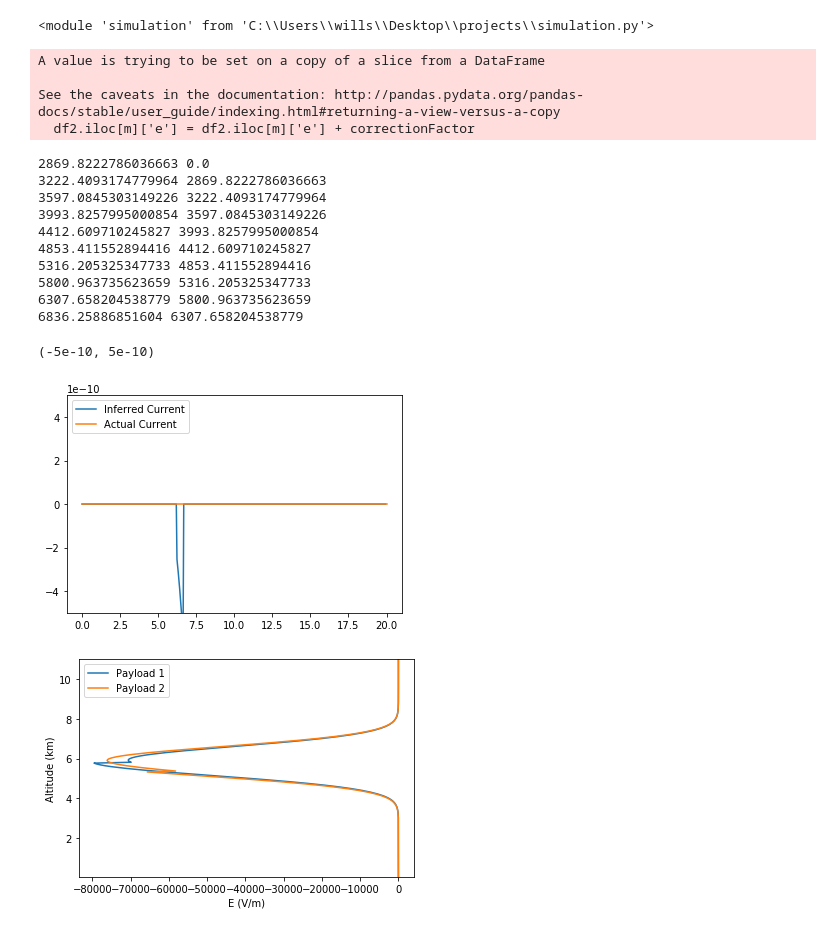
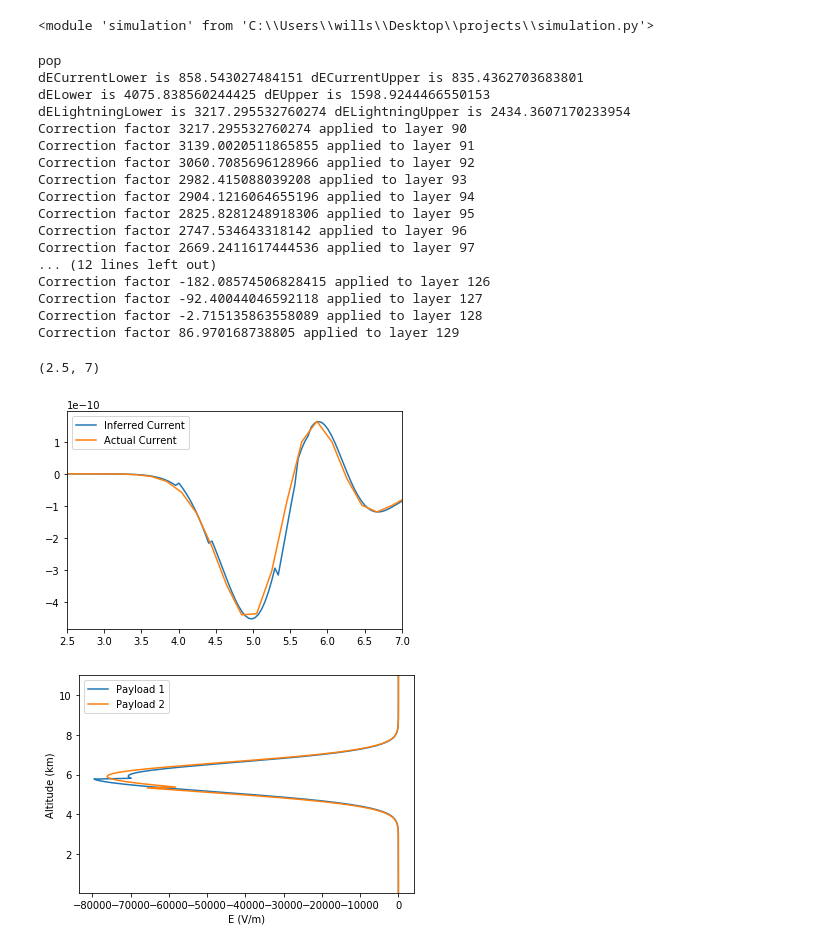
Before and after one commit to willschu4100/SURE2021, a Jupyter notebook: simulation.ipynb, the cells around one changed output. Drawn from its saved outputs; the diff is of its cells as text; code cells hidden in the pictures.

Commit message:
Updating current interpolation with multiple lightning strikes

```diff
--- a/simulation.ipynb
+++ b/simulation.ipynb
@@ -15,50 +15,57 @@ Populating the interactive namespace from numpy and matplotlib
 <module 'simulation' from 'C:\\Users\\wills\\Desktop\\projects\\simulation.py'>
 # %%
 def I(z):
-    return 0*exp(-(z-5.7)**2/.5)
+    #return 0*exp(-(z-5.7)**2/.5)
+    #return 5e-10*exp(-(z-5.7)**2/1)
+    return -1.9e-9*exp(-1.4*(z-5.6)**2) + 2e-9*exp(-2.15*(z-5.7)**2) + -.04e-9*exp(-5*(z-7.5)**2)
 asc_rate = .00444
 z0 = 0
 dz = 1
 payloads = 2
 delay = 100
 startTime = 0
 dt = 10
-LightningTimes =[1500] #[1400]
-LightningMag =[-1000] #[-50]
-LightningPos =[5.5] #[5.7]
-LightningWidth =[10] #[.5]
+LightningTimes =[1000, 1300] #[1400]
+LightningMag =[-50, -50] #[-50]
+LightningPos =[5, 5.5] #[5.7]
+LightningWidth =[10, 10] #[.5]
 a, b, c, d, e = sim.RunSimulation(asc_rate, z0, dz, payloads, delay, startTime, dt, I, LightningTimes, LightningMag, LightningPos, LightningWidth)
 #sim.MakePlots(a, b, c, payloads)
-LightningTimes =[1500] #[1400]
-LightningMag =[-1000] #[-50]
-LightningPos =[5.5] #[5.7]
-LightningWidth =[.1] #[.5]
-sim.CurrentAltitudeCorrection(a, b, c, delay, dt, asc_rate, LightningTimes)
+LightningTimes =[1000, 1300] #[1400]
+LightningMag =[-50, -50] #[-50]
+LightningPos =[5, 5.5] #[5.7]
+LightningWidth =[10, 10] #[.5]
+sim.CurrentAltitudeMultipleLightning(a, b, c, delay, dt, asc_rate, LightningTimes)
+#plot(d[-1])
 #z = linspace(0, i, i-10)
 #plot(z, 5e-10*exp(-(z-133)**2/200))
 #h.iloc[137]
 #127
 z = linspace(0,20, 100)
 plot(z, I(z), label = "Actual Current")
 plt.legend(loc = "upper left")
-ylim(-.5e-9, .5e-9)
+#ylim(-7e-11, 7e-11)
+xlim(2.5, 7)
 # %% [output]
-A value is trying to be set on a copy of a slice from a DataFrame
-
-See the caveats in the documentation: http://pandas.pydata.org/pandas-docs/stable/user_guide/indexing.html#returning-a-view-versus-a-copy
-  df2.iloc[m]['e'] = df2.iloc[m]['e'] + correctionFactor
+pop
+dECurrentLower is 858.543027484151 dECurrentUpper is 835.4362703683801
+dELower is 4075.838560244425 dEUpper is 1598.9244466550153
+dELightningLower is 3217.295532760274 dELightningUpper is 2434.3607170233954
+Correction factor 3217.295532760274 applied to layer 90
+Correction factor 3139.0020511865855 applied to layer 91
+Correction factor 3060.7085696128966 applied to layer 92
+Correction factor 2982.415088039208 applied to layer 93
+Correction factor 2904.1216064655196 applied to layer 94
+Correction factor 2825.8281248918306 applied to layer 95
+Correction factor 2747.534643318142 applied to layer 96
+Correction factor 2669.2411617444536 applied to layer 97
+... (12 lines left out)
+Correction factor -182.08574506828415 applied to layer 126
+Correction factor -92.40044046592118 applied to layer 127
+Correction factor -2.715135863558089 applied to layer 128
+Correction factor 86.970168738805 applied to layer 129
-2869.8222786036663 0.0
-3222.4093174779964 2869.8222786036663
-3597.0845303149226 3222.4093174779964
-3993.8257995000854 3597.0845303149226
-4412.609710245827 3993.8257995000854
-4853.411552894416 4412.609710245827
-5316.205325347733 4853.411552894416
-5800.963735623659 5316.205325347733
-6307.658204538779 5800.963735623659
-6836.25886851604 6307.658204538779
+(2.5, 7)
-(-5e-10, 5e-10)
-[figure, old version]
+[figure, new version]
 # %%
 def I(z):
     #return -1.9e-9*exp(-1.4*(z-5.6)**2) + 2e-9*exp(-2.15*(z-5.7)**2) + -.04e-9*exp(-5*(z-7.5)**2)
```
Also changed, not shown: parts of 1 cell of this notebook, 1 other file.
